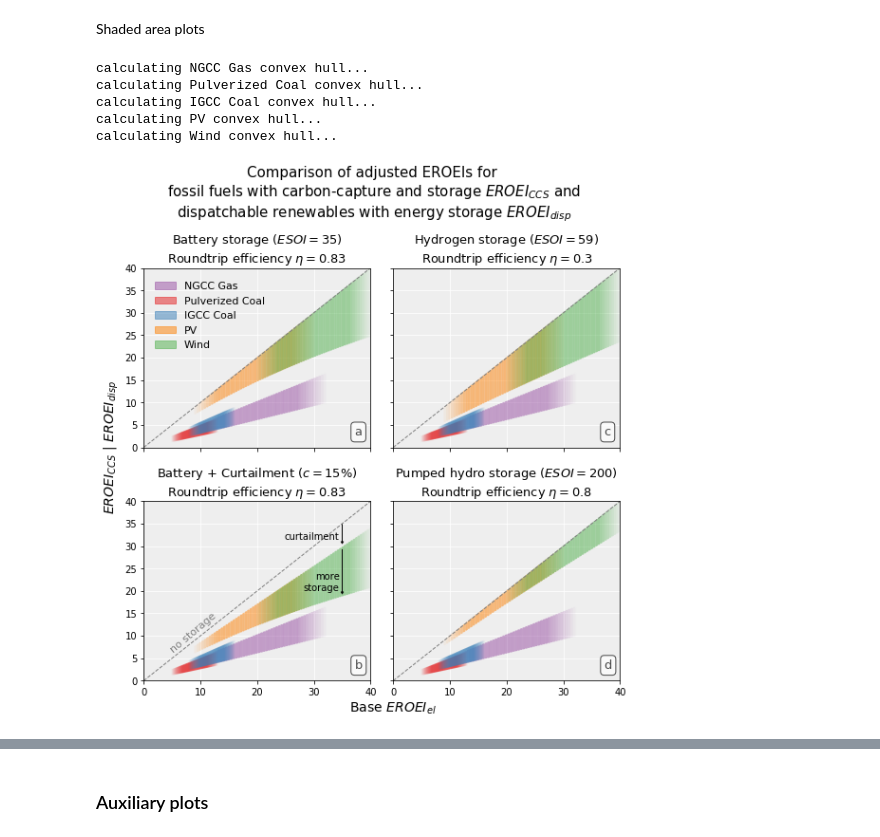
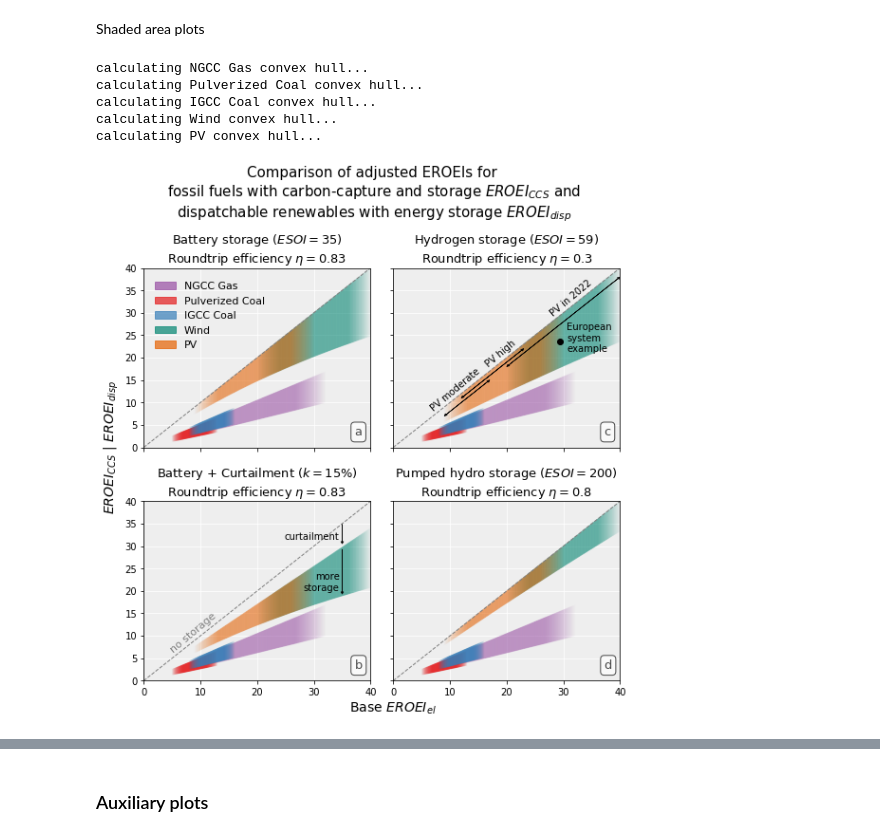
Before and after one commit to csaladenes/sustainable-energy-transitions, a Jupyter notebook: ccs/eroei-ccs-workbook.ipynb, the cells around one changed output, grey strips where cells are left out. Drawn from its saved outputs; the diff is of its cells as text; code cells hidden in the pictures.

```diff
--- a/ccs/eroei-ccs-workbook.ipynb
+++ b/ccs/eroei-ccs-workbook.ipynb
@@ -523,6 +527,13 @@ def convexhull(p):
 Define wieldy color functions.
 # %%
 def cbrew(i):
+    colors=['#984ea3',
+            '#e41a1c',
+            '#377eb8',
+            '#018571',
+            '#e66101']
+    return colors[i]
+def cbrew2(i):
     colors=['#984ea3',
             '#e41a1c',
             '#377eb8',
@@ -550,7 +561,7 @@ def get_aspect(ax):
 Caclulate envelopes
 # %%
 #Fossil part
-segments=100
+segments=400
 eroei_el_ns=[np.linspace(10,32,segments),np.linspace(5,13,segments),np.linspace(8,16,segments)]
 eroei_ccs_N, eroei_ccs_min_N, eroei_ccs_max_N=[],[],[]
 for i in range(len(names)):
@@ -573,6 +584,8 @@ calculating IGCC Coal area...
 # %%
 #RE part
 eroei_el_ren=[np.linspace(9,30,segments),np.linspace(20,40,segments)]
+eroei_el_pv=[[9,17],[12,23],[20,40]] #current medium and high PV EROEI_el ranges, future 2022 range
+eroei_el_eu=[[18,35],[0.33,0.67],23.7] #Table S3, current EU solar PV and wind EROEI_el, shares and resulting EROEI_disp
 eroei_ren_names=['PV','Wind']
 eroei_disp_n=[]
 re_bottom=[1000 for i in range(len(ESOI))]
@@ -722,7 +756,7 @@ for i in range(len(names)):
             ax.add_patch(legendpoly)
 
 #RE part
-for i in range(len(eroei_disp_n)):
+for i in range(len(eroei_disp_n))[::-1]:
     print 'calculating '+eroei_ren_names[i]+' convex hull...'
     for j in range(len(eroei_disp_n[i])):
         points=[]
@@ -746,7 +780,7 @@ for i in range(len(eroei_disp_n)):
                 ax.set_title(ESOI_tech[j]+u' ($ESOI='+str(ESOI[j])+\
                      '$)\nRoundtrip efficiency $\eta='+str(eta[j])+'$',fontsize=13)
             else:
-                ax.set_title(ESOI_tech[j]+u' ($c='+str(int(c[j]*100))+\
+                ax.set_title(ESOI_tech[j]+u' ($k='+str(int(c[j]*100))+\
                      '$%)\nRoundtrip efficiency $\eta='+str(eta[j])+'$',fontsize=13)
             ax.text(0.93, 0.12, string.ascii_lowercase[(j%2)*2+j/2],
                     horizontalalignment='left',
@@ -796,6 +830,8 @@ def alpharater(g,n,t):
     else:
         return 1
 # %%
+legendalpha=0.7
+
 #Plots init
 fig,axes=plt.subplots(2,2,figsize=(9,8),subplot_kw=dict(facecolor='#EEEEEE',axisbelow=True))
 for axi in axes:
@@ -818,11 +854,12 @@ for i in range(len(names)):
     for axi in axes:
         for ax in axi:
             colr=cbrew(i)
-            nfaces=50
+            nfaces=200
             tfaces=0.24
-            basealpha=0.5
+            basealpha=0.3
             for g,p in enumerate(np.split(np.array(points),nfaces)):
-                poly = plt.Polygon(convexhull(p), edgecolor=colr,alpha=basealpha*alpharater(g,nfaces,tfaces),fill=False,lw=1.43)
+                poly = plt.Polygon(convexhull(p), edgecolor=colr,
+                                   alpha=basealpha*alpharater(g,nfaces,tfaces),fill=False,lw=1)
                 ax.add_patch(poly)
             poly2 = plt.Polygon(convexhull(points), edgecolor=colr,alpha=0.8,fill=False,lw=1)
             #ax.add_patch(poly2)
@@ -830,7 +867,7 @@ for i in range(len(names)):
             ax.add_patch(legendpoly)
 
 #RE part
-for i in range(len(eroei_disp_n)):
+for i in range(len(eroei_disp_n))[::-1]:
     print 'calculating '+eroei_ren_names[i]+' convex hull...'
     for j in range(len(eroei_disp_n[i])):
         points=[]
@@ -843,11 +880,12 @@ for i in range(len(eroei_disp_n)):
 
         colr=cbrew(4-i)
         ax=axes[j/2][j%2]
-        nfaces=50
+        nfaces=200
         tfaces=0.2
-        basealpha=0.5
+        basealpha=0.3
         for g,p in enumerate(np.split(np.array(points),nfaces)):
-            poly = plt.Polygon(convexhull(p), edgecolor=colr,alpha=basealpha*alpharater(g,nfaces,tfaces),fill=False,lw=1.25)
+            poly = plt.Polygon(convexhull(p), edgecolor=colr,
+                               alpha=basealpha*alpharater(g,nfaces,tfaces),fill=False,lw=0.95)
             ax.add_patch(poly)
         poly2 = plt.Polygon(convexhull(points), edgecolor=colr,alpha=0.8,fill=False,lw=1)
         #ax.add_patch(poly2)
@@ -858,7 +896,7 @@ for i in range(len(eroei_disp_n)):
                 ax.set_title(ESOI_tech[j]+u' ($ESOI='+str(ESOI[j])+\
                      '$)\nRoundtrip efficiency $\eta='+str(eta[j])+'$',fontsize=13)
             else:
-                ax.set_title(ESOI_tech[j]+u' ($c='+str(int(c[j]*100))+\
+                ax.set_title(ESOI_tech[j]+u' ($k='+str(int(c[j]*100))+\
                      '$%)\nRoundtrip efficiency $\eta='+str(eta[j])+'$',fontsize=13)
             ax.text(0.93, 0.12, string.ascii_lowercase[(j%2)*2+j/2],
                     horizontalalignment='left',
@@ -875,32 +913,52 @@ for i in range(len(eroei_disp_n)):
                 ax.arrow(35, 29.3, 0, -9.5, head_width=0.5, head_length=0.5, fc='k', ec='k',ls='-',lw=0.5)
                 ax.text(34.5, 32, 'curtailment',
                         horizontalalignment='right',
                         verticalalignment='center', rotation=0, color='k')
                 ax.text(34.5, 22, 'more\nstorage',
                         horizontalalignment='right',
                         verticalalignment='center', rotation=0, color='k')
+            if (j==1):
+                arrowoffset=[2,1,2]
+                arrowtext=['PV moderate       ','   PV high','PV in 2022']
+                for a in range(len(eroei_el_pv)):
+                    x1,y1=eroei_el_pv[a][0], eroei_el_pv[a][0]-arrowoffset[a]
+                    w1,h1=eroei_el_pv[a][1]-eroei_el_pv[a][0],eroei_el_pv[a][1]-eroei_el_pv[a][0]
+                    ax.arrow(x1,y1,w1,h1,length_includes_head=True,
+                             head_width=0.5, head_length=0.5, fc='k', ec='k',ls='-',lw=0.5)
+                    ax.arrow(x1+w1,y1+h1,-w1,-h1,length_includes_head=True,
+                             head_width=0.5, head_length=0.5, fc='k', ec='k',ls='-',lw=0.5)
+                    ax.text(x1+w1/1.5-arrowoffset[a], y1+h1/1.5+2, arrowtext[a],
+                        horizontalalignment='center',
+                        verticalalignment='center', rotation=40, color='k')
+
+                x2=eroei_el_eu[0][0]*eroei_el_eu[1][0]+eroei_el_eu[0][1]*eroei_el_eu[1][1]
+                y2=eroei_el_eu[2]
+                ax.scatter([x2],[y2],color='k',zorder=100)
+                ax.text(x2*1.04, y2*1.03, 'European\nsystem\nexample',
+                        horizontalalignment='left',
+                        verticalalignment='center', rotation=0, color='k')
 
 #Format labels
 for axi in axes:
     for ax in axi:
         ax.set_xlim(0,max(np.array(eroei_el_ren).flatten()))
         ax.set_ylim(0,max(np.array(eroei_el_ren).flatten()))
 axes[0][0].set_ylabel('$EROEI_{CCS}$ | $EROEI_{disp}$',fontsize=14,y=0)
 axes[1][1].set_xlabel('Base $EROEI_{el}$',fontsize=14,x=0)
 axes[0][1].set_yticklabels('')
 axes[1][1].set_yticklabels('')
 axes[0][0].set_xticklabels('')
 axes[0][1].set_xticklabels('')
 #axes[0][1].legend(loc=(1.04,0.58),fontsize=11)
 axes[0][0].legend(loc=(0.03,0.52),framealpha=0,fontsize=11)
 
 plt.suptitle('Comparison of adjusted EROEIs for \nfossil fuels with carbon-capture and storage $EROEI_{CCS}$ and \ndispatchable renewables with energy storage $EROEI_{disp}$',y=1.06,fontsize=15)
 plt.savefig('plot/fig4_shaded.png',dpi=150,bbox_inches = 'tight', pad_inches = 0.1)
 plt.show()
 # %% [output]
 calculating NGCC Gas convex hull...
 calculating Pulverized Coal convex hull...
 calculating IGCC Coal convex hull...
+calculating Wind convex hull...
 calculating PV convex hull...
-calculating Wind convex hull...
-[figure, old version]
+[figure, new version]
```
Also changed, not shown: parts of 20 cells of this notebook, 9 other files.
